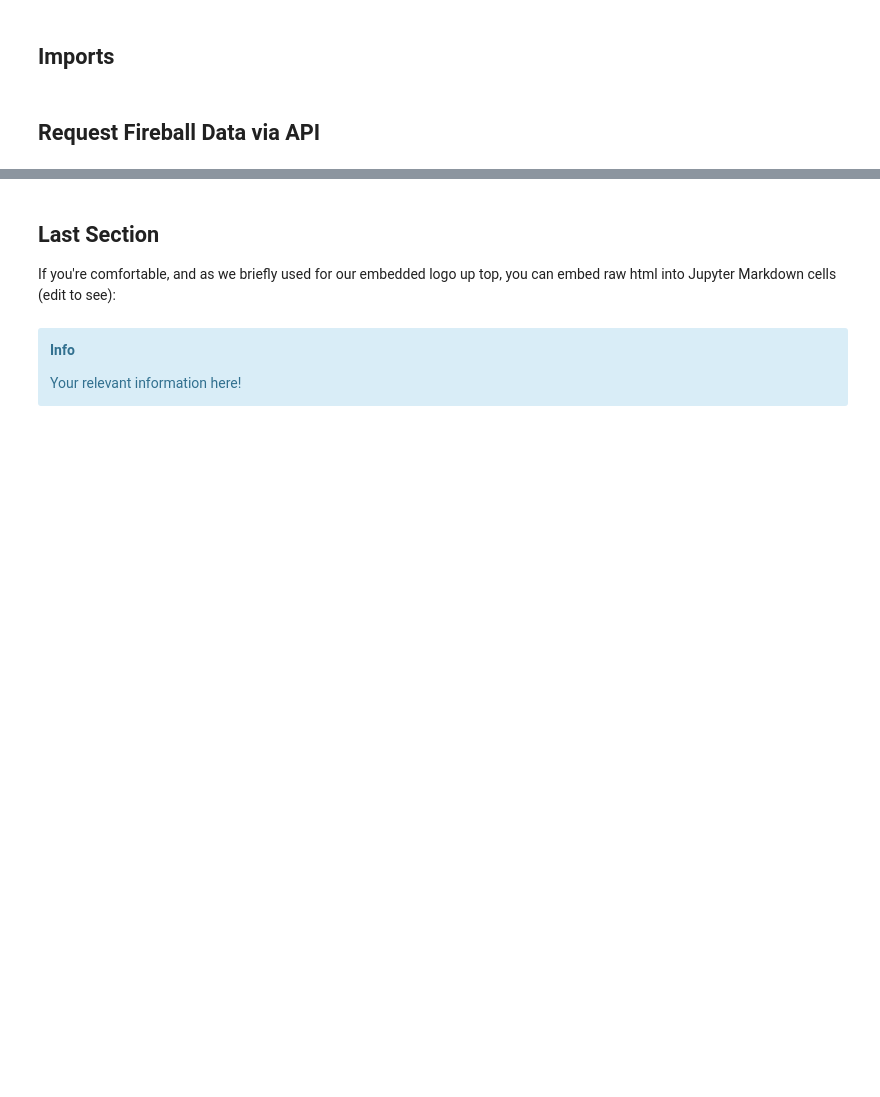
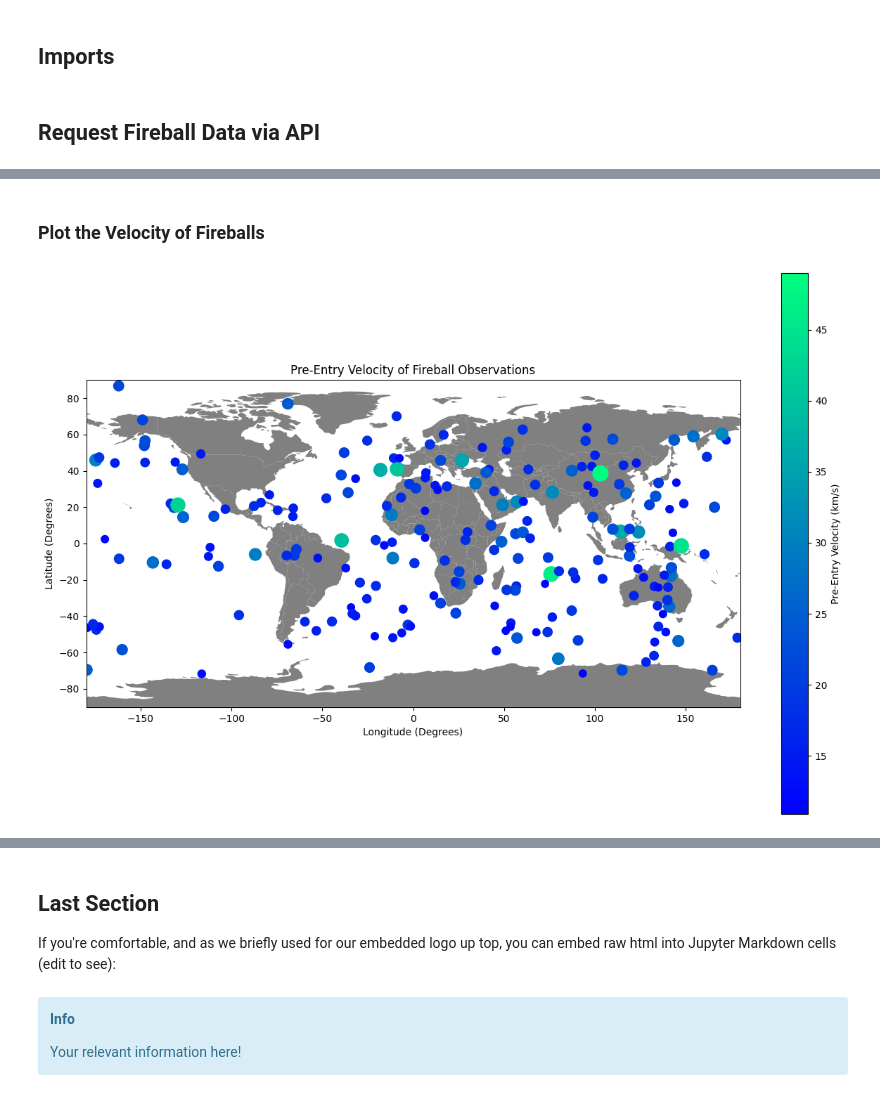
Before and after one commit to ProjectPythia/api-cookbook, a Jupyter notebook: notebooks/example-workflows/cneos-fireball.ipynb, the cells around one changed output, grey strips where cells are left out. Cells and saved outputs as stored; diff of their text form; code cells hidden in the pictures; blank space fills up the shorter version.

```diff
--- a/notebooks/example-workflows/cneos-fireball.ipynb
+++ b/notebooks/example-workflows/cneos-fireball.ipynb
@@ -235,0 +251,26 @@ plt.show()
+# %% [markdown]
+### Plot the Velocity of Fireballs
+# %%
+# retrieve world map from GeoPandas
+world_map = geopandas.read_file(geopandas.datasets.get_path("naturalearth_lowres"))
+
+# Set up world map plot
+fig, ax = plt.subplots(figsize=(15, 10))
+world_map.plot(color="grey", ax=ax)
+
+# Plot Fireball Locations with Velocity
+x = fireball_df["longitude"]
+y = fireball_df["latitude"]
+z = fireball_df["velocity"]
+plt.scatter(x, y, s=5*z, c=z, cmap="winter")
+plt.colorbar(label="Pre-Entry Velocity (km/s)")
+
+# Setup Axis Limits and Title/Labels
+plt.xlim([-180, 180])
+plt.ylim([-90, 90])
+plt.title("Pre-Entry Velocity of Fireball Observations")
+plt.xlabel("Longitude (Degrees)")
+plt.ylabel("Latitude (Degrees)")
+plt.show()
+# %% [output]
+[figure, added]
```
Also changed, not shown: parts of 22 cells of this notebook.
